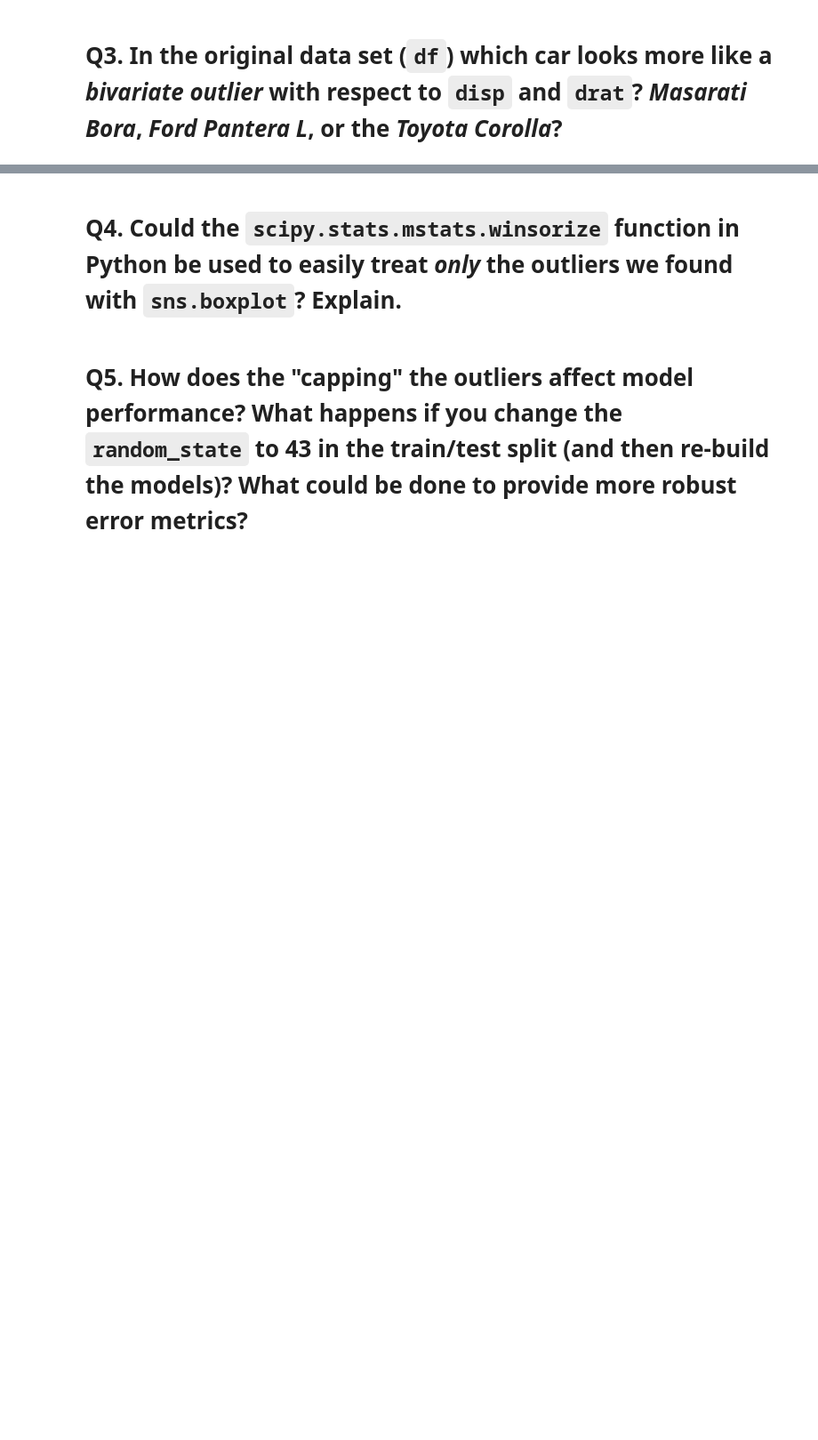
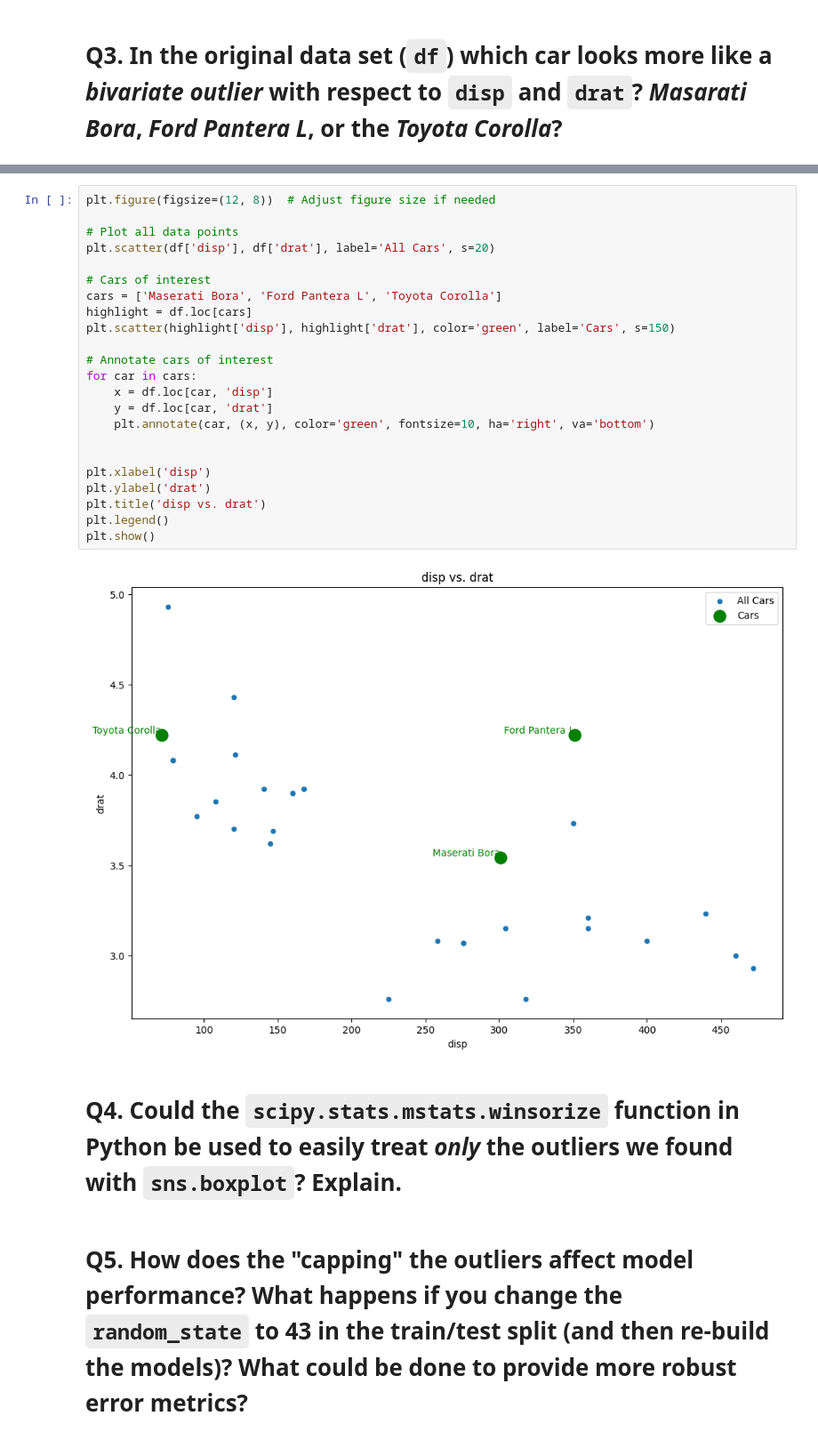
Before and after one commit to umcchavali/model_risk_management, a Jupyter notebook: outlier_detection.ipynb, the cells around one changed output, grey strips where cells are left out. Shown at 89% size. Cells and saved outputs as stored; diff of their text form; blank space fills up the shorter version.

```diff
--- a/outlier_detection.ipynb
+++ b/outlier_detection.ipynb
@@ -558,3 +737,28 @@ Top Features in Gradient Boosting Model:
+# %%
+plt.figure(figsize=(12, 8))  # Adjust figure size if needed
+
+# Plot all data points
+plt.scatter(df['disp'], df['drat'], label='All Cars', s=20)
+
+# Cars of interest
+cars = ['Maserati Bora', 'Ford Pantera L', 'Toyota Corolla']
+highlight = df.loc[cars]
+plt.scatter(highlight['disp'], highlight['drat'], color='green', label='Cars', s=150)
+
+# Annotate cars of interest
+for car in cars:
+    x = df.loc[car, 'disp']
+    y = df.loc[car, 'drat']
+    plt.annotate(car, (x, y), color='green', fontsize=10, ha='right', va='bottom')
+
+
+plt.xlabel('disp')
+plt.ylabel('drat')
+plt.title('disp vs. drat')
+plt.legend()
+plt.show()
+# %% [output]
+[figure, added]
 # %% [markdown]
 # Q4. Could the `scipy.stats.mstats.winsorize` function in Python be used to easily treat *only* the outliers we found with `sns.boxplot`?  Explain.
 # %% [markdown]
```
Also changed, not shown: parts of 21 cells of this notebook.
